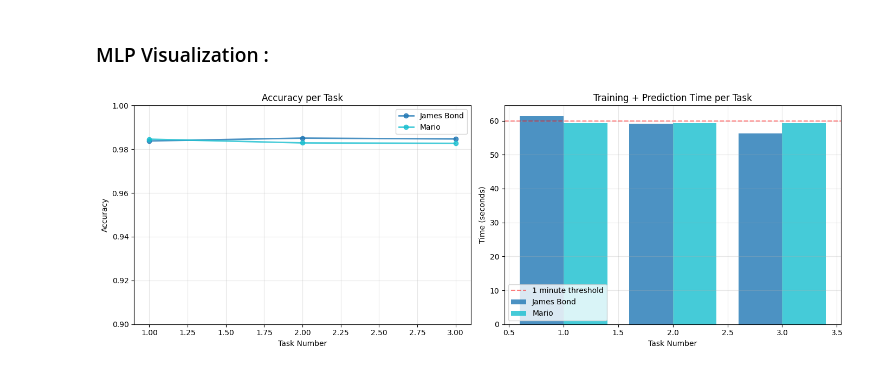
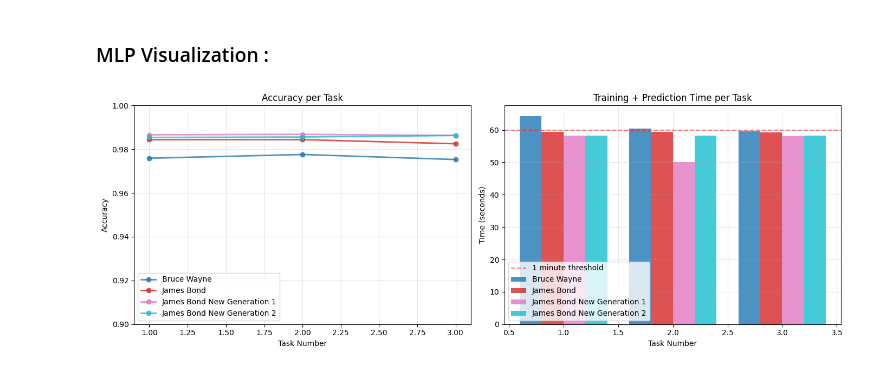
Before and after one commit to hugojava/Permuted-MNIST-Challenge, a Jupyter notebook: notebooks/visualization_mlp.ipynb, the cells around one changed output. Cells and saved outputs as stored; diff of their text form; code cells hidden in the pictures.

```diff
--- a/notebooks/visualization_mlp.ipynb
+++ b/notebooks/visualization_mlp.ipynb
@@ -177,3 +118,5 @@ def MLP(Agent):
     print(f"  Total time: {total_time:.2f}s")
 
     return mean_accuracy, mlp_accuracies, mlp_times
+# %%
+mean_accuracy_Wayne, accuracies_Wayne, times_Wayne = MLP(Bruce_Wayne_Agent)
@@ -180,4 +132,4 @@ def MLP(Agent):
 # %%
-mean_accuracy, accuracies_Bond, times_Bond = MLP(James_Bond_Agent)
+mean_accuracy_Bond, accuracies_Bond, times_Bond = MLP(James_Bond_Agent)
 # %% [output]
 Evaluating Agent:
@@ -201,0 +143,2 @@ MLP Agent Summary:
+# %%
+mean_accuracy_NG1, accuracies_NG1, times_NG1 = MLP(James_Bond_New_Generation_1_Agent)
@@ -201,0 +154,2 @@ MLP Agent Summary:
+# %%
+mean_accuracy_NG2, accuracies_NG2, times_NG2 = MLP(James_Bond_New_Generation_2_Agent)
@@ -203,10 +166,12 @@ MLP Agent Summary:
 ### MLP Visualization :
 # %%
 List = [
+    [accuracies_Wayne, times_Wayne, "Bruce Wayne"],
     [accuracies_Bond, times_Bond, "James Bond"],
-    [accuracies_Mario, times_Mario, "Mario"]
+    [accuracies_NG1, times_NG1, "James Bond New Generation 1"],
+    [accuracies_NG2, times_NG2, "James Bond New Generation 2"]
 ]
 
 Comparison_plots(*List)
 # %% [output]
-[figure, old version]
+[figure, new version]
```
Also changed, not shown: parts of 12 cells of this notebook, 1 other file.
